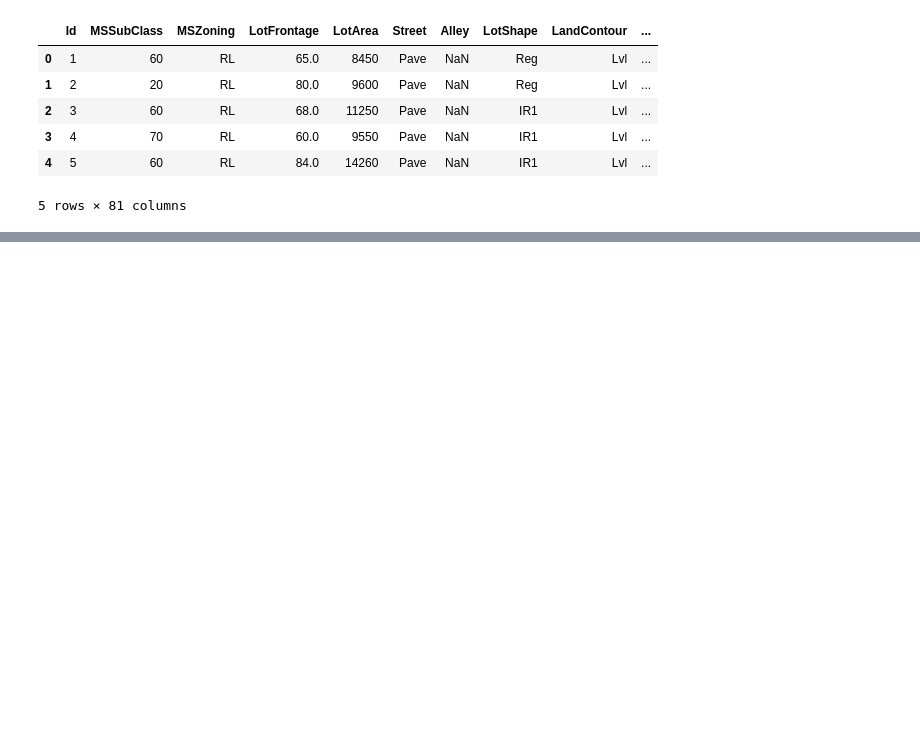
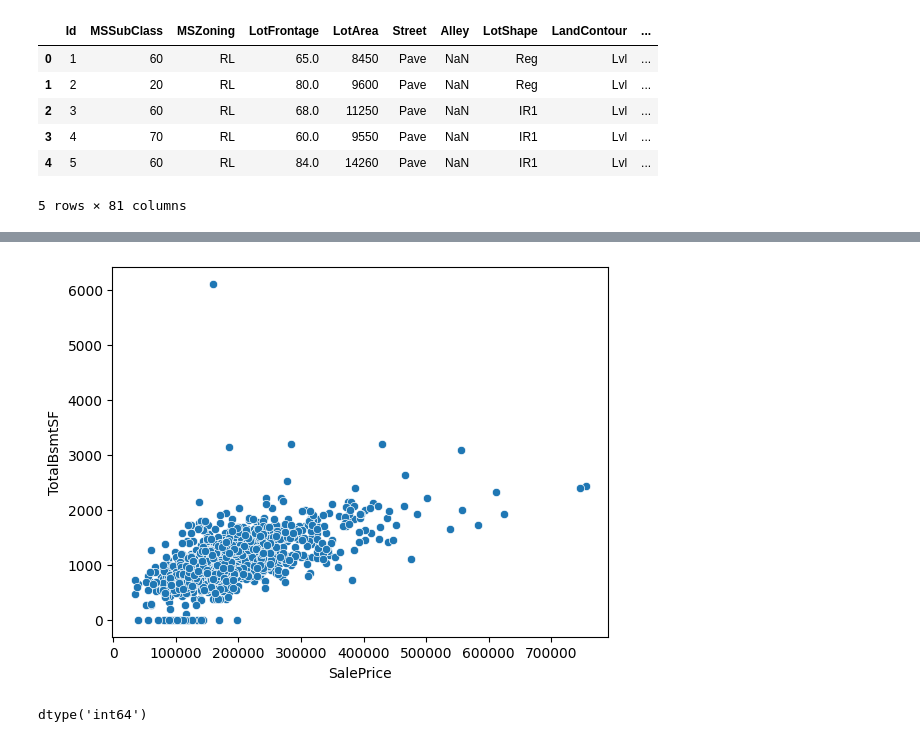
Before and after one commit to Manikandan-08J/Deep_Learning_for_Comment_Toxicity_Detection_with_Streamlit, a Jupyter notebook: House Price Train.ipynb, the cells around one changed output, grey strips where cells are left out. Cells and saved outputs as stored; diff of their text form; code cells hidden in the pictures; blank space fills up the shorter version.

```diff
--- a/House Price Train.ipynb
+++ b/House Price Train.ipynb
@@ -25,0 +96,10 @@ hpp_train.head(5)
+# %%
+plt.Figure (figsize=(15, 6))
+sns.scatterplot(data=hpp_train, x='SalePrice', y='TotalBsmtSF')
+plt.show()
+# %% [output]
+[figure, added]
+# %%
+hpp_train['TotalBsmtSF'].dtype
+# %% [output]
+dtype('int64')
```
Also changed, not shown: parts of 11 cells of this notebook, 11 other files.
